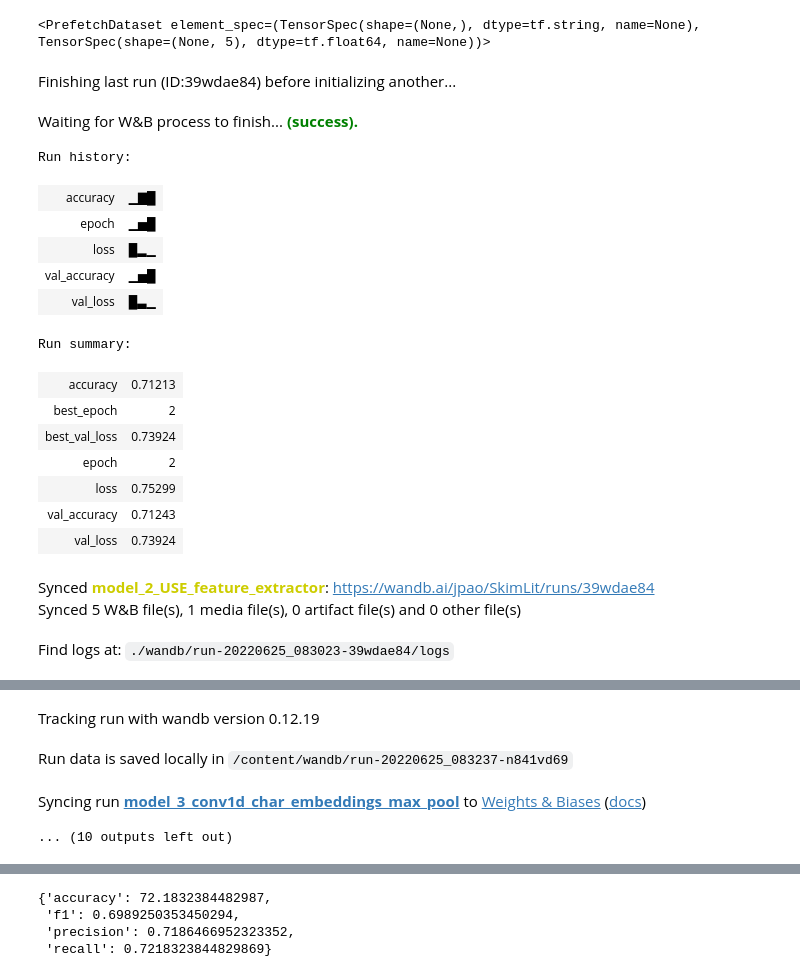
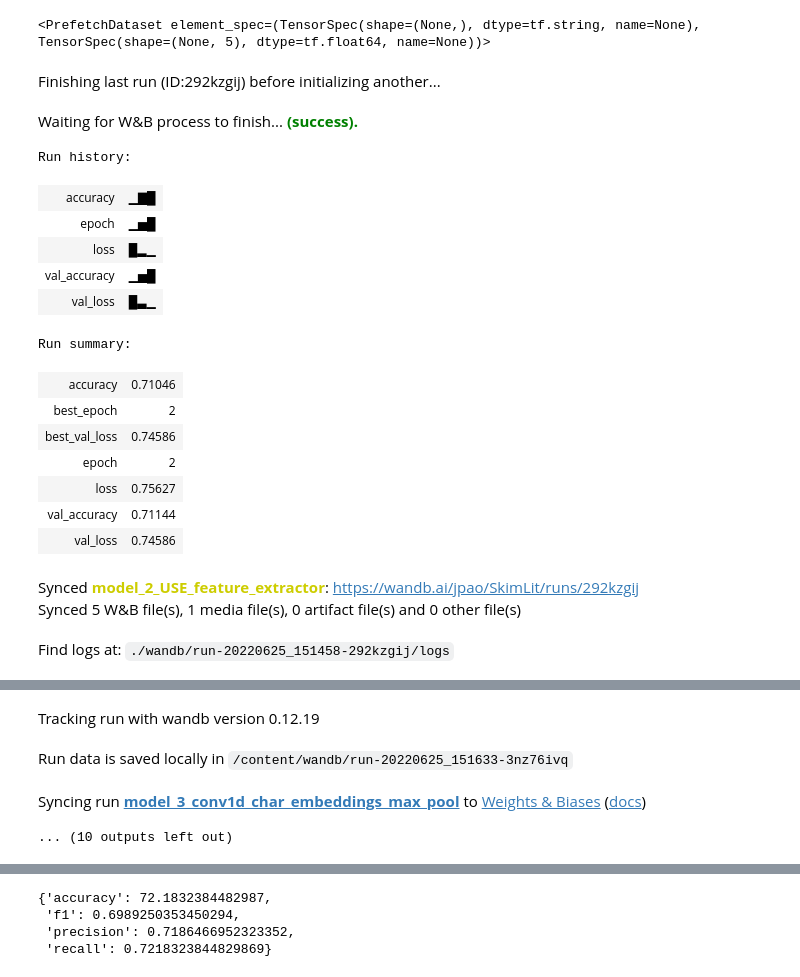
Before and after one commit to johanesPao/tensorflow_developer_certificate, a Jupyter notebook: 09_SkimLit_nlp_milestone_project_2.ipynb, the cells around one changed output, grey strips where cells are left out. Cells and saved outputs as stored; diff of their text form; code cells hidden in the pictures.

Commit message:
09_SkimLit_nlp_milestone_project_2

```diff
--- a/09_SkimLit_nlp_milestone_project_2.ipynb
+++ b/09_SkimLit_nlp_milestone_project_2.ipynb
@@ -1018,36 +1024,36 @@ train_char_dataset
 # %%
 # Setup wandb init and config
 wb.init(project='SkimLit',
         entity='jpao',
         name='model_3_conv1d_char_embeddings_max_pool',
-        config={'n_layer': len(model_3.layers),
+        config={'n_layers': len(model_3.layers),
                 'epochs': 3,
                 'steps_multiplier': 0.1})
 
 # Fit the model on chars only
 history_model_3 = model_3.fit(train_char_dataset,
                               epochs=wb.config.epochs,
                               steps_per_epoch=int(wb.config.steps_multiplier * len(train_char_dataset)),
                               validation_data=val_char_dataset,
                               validation_steps=int(wb.config.steps_multiplier * len(val_char_dataset)),
                               callbacks=[WandbCallback()])
 # %% [output]
-Finishing last run (ID:39wdae84) before initializing another...
+Finishing last run (ID:292kzgij) before initializing another...
 Waiting for W&B process to finish... (success).
 Run history:
 | accuracy | ▁▇█ |
 | epoch | ▁▅█ |
 | loss | █▂▁ |
 | val_accuracy | ▁▅█ |
 | val_loss | █▃▁ |
 Run summary:
-| accuracy | 0.71213 |
+| accuracy | 0.71046 |
 | best_epoch | 2 |
-| best_val_loss | 0.73924 |
+| best_val_loss | 0.74586 |
 | epoch | 2 |
-| loss | 0.75299 |
-| val_accuracy | 0.71243 |
-| val_loss | 0.73924 |
+| loss | 0.75627 |
+| val_accuracy | 0.71144 |
+| val_loss | 0.74586 |
-Synced model_2_USE_feature_extractor: https://wandb.ai/jpao/SkimLit/runs/39wdae84
+Synced model_2_USE_feature_extractor: https://wandb.ai/jpao/SkimLit/runs/292kzgij
 Synced 5 W&B file(s), 1 media file(s), 0 artifact file(s) and 0 other file(s)
-Find logs at: ./wandb/run-20220625_083023-39wdae84/logs
+Find logs at: ./wandb/run-20220625_151458-292kzgij/logs
@@ -1055,5 +1061,5 @@ Successfully finished last run (ID:39wdae84). Initializing new run:
 Tracking run with wandb version 0.12.19
-Run data is saved locally in /content/wandb/run-20220625_083237-n841vd69
+Run data is saved locally in /content/wandb/run-20220625_151633-3nz76ivq
 Syncing run model_3_conv1d_char_embeddings_max_pool to Weights & Biases (docs)
 ... (10 outputs left out)
 # %%
```
Also changed, not shown: parts of 33 cells of this notebook.
